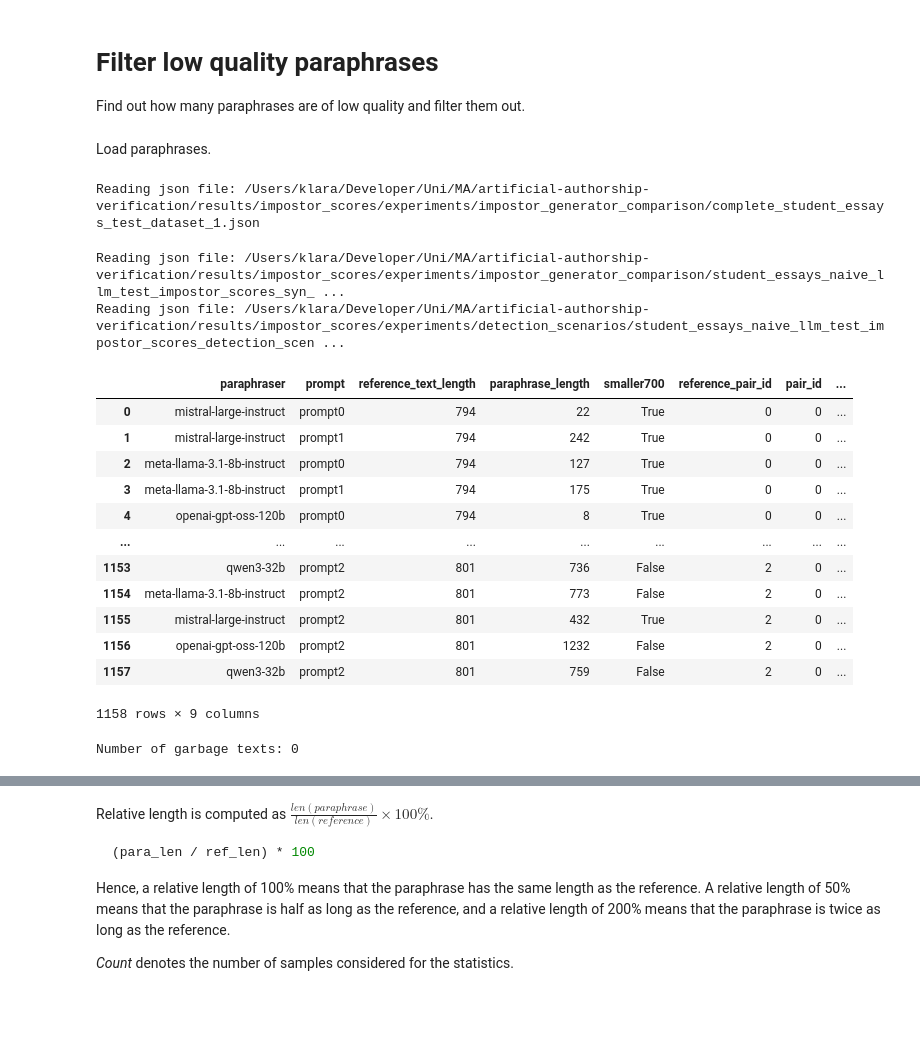
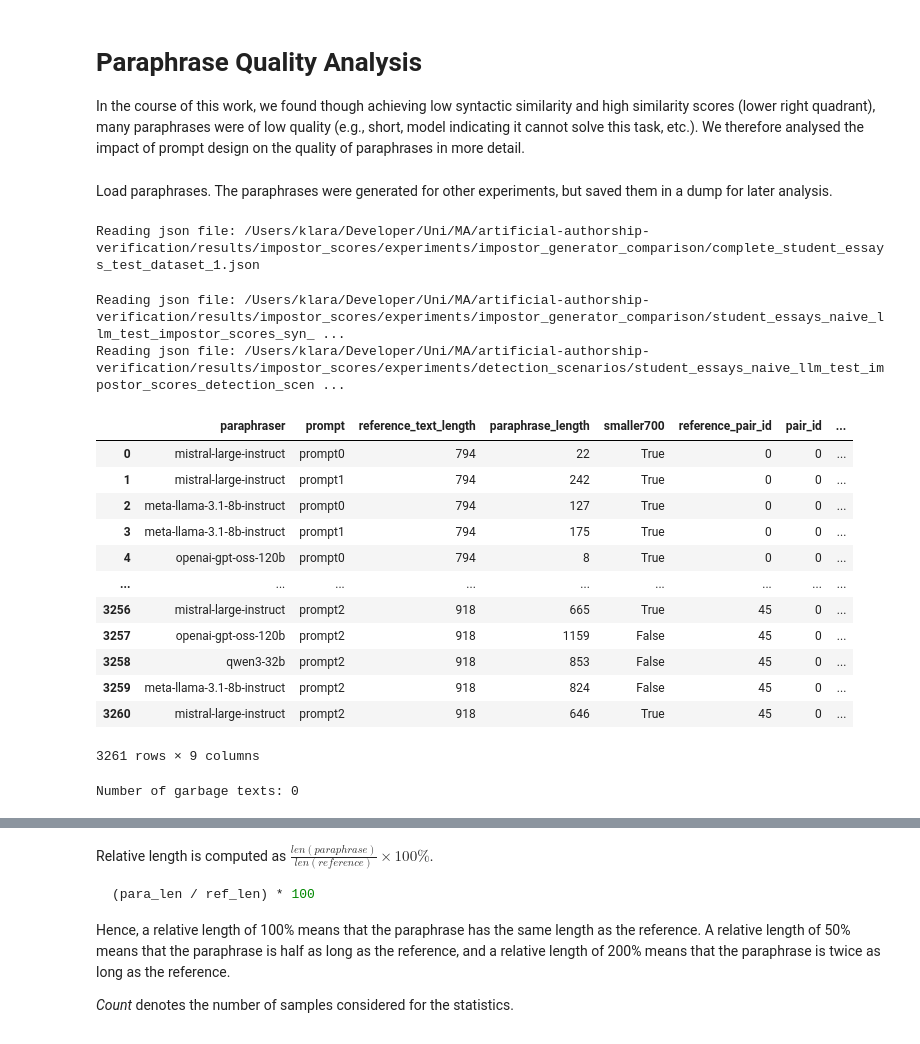
Before and after one commit to webis-de/emnlp26-impostors-method-llm-hard-negatives, a Jupyter notebook: notebooks/paraphrase_filtering.ipynb, the cells around one changed output, grey strips where cells are left out. Cells and saved outputs as stored; diff of their text form; code cells hidden in the pictures; blank space fills up the shorter version.

```diff
--- a/notebooks/paraphrase_filtering.ipynb
+++ b/notebooks/paraphrase_filtering.ipynb
@@ -1,8 +1,11 @@
 # %% [markdown]
-# Filter low quality paraphrases
-Find out how many paraphrases are of low quality and filter them out.
+# Paraphrase Quality Analysis
+
+In the course of this work, we found though achieving low syntactic similarity and high similarity scores (lower right quadrant), many paraphrases were of low quality (e.g., short, model indicating it cannot solve this task, etc.).
+We therefore analysed the impact of prompt design on the quality of paraphrases in more detail.
 # %% [markdown]
 Load paraphrases.
+The paraphrases were generated for other experiments, but saved them in a dump for later analysis.
 # %%
 import os, sys
 from nltk.stem.snowball import SnowballStemmer
@@ -51,6 +54,7 @@ path2newjson = (
     / "dumps/impostor_naive_llm.json"
 )
 
+# define dataframes to store results
 store_length = pd.DataFrame(
     columns=[
         "paraphraser",
@@ -97,6 +101,7 @@ extremest_post_processed_len_paraphrases = pd.DataFrame(
         "realtive_len_perc",
         "prompt",
         "paraphrase",
+        "post_process_len_perc(qwen)",
     ]
 )
 
@@ -112,6 +117,7 @@ perfect_paraphrases = pd.DataFrame(
         "prompt",
         "paraphrase",
         "reference_text",
+        "post_process_len_perc(qwen)",
     ]
 )
 
@@ -125,13 +131,11 @@ for path2json in [path2json1, path2json2, path2json3]:
     for i in range(len(df)):  # uppermost list level: dictionary
         item = df[i]
         if "artificial_generation" in item and item["artificial_generation"]:
-            # print("Skipping item", i, "because 'artificial_generation' is True, i.e. pair was generated.")
             continue
         if (
             "impostor_dict_naive_llm" not in item
             or item["impostor_dict_naive_llm"] is None
         ):
-            # print("Skipping item", i, "because no 'impostor_dict_naive_llm' key found.")
             continue
         pair_dict = item["impostor_dict_naive_llm"]["text_pair_0"]  # dict with two keys
 
@@ -173,6 +177,7 @@ for path2json in [path2json1, path2json2, path2json3]:
                 relative_len_perc = np.round((para_len / ref_len) * 100, 2)
 
                 processed_text_len_perc = relative_len_perc
+                # qwen3:32b specific post-processing, produces thinking traces
                 if "</think>" in para:
                     temp = para.split("</think>")[-1].strip()
                     processed_text_len_perc = np.round(
@@ -242,13 +247,14 @@ for path2json in [path2json1, path2json2, path2json3]:
                                         "pair_id": no_in_pair,  # "0" or "1"
                                         "realtive_len_perc": relative_len_perc,
                                         "paraphrase": para,
+                                        "post_process_len_perc(qwen)": processed_text_len_perc,
                                     }
                                 ]
                             ),
                         ],
                         ignore_index=True,
                     )
-                elif relative_len_perc > 95 and relative_len_perc < 105:
+                elif relative_len_perc > 70 and relative_len_perc < 150:
                     perfect_paraphrases = pd.concat(
                         [
                             perfect_paraphrases,
@@ -265,6 +271,7 @@ for path2json in [path2json1, path2json2, path2json3]:
                                         "realtive_len_perc": relative_len_perc,
                                         "paraphrase": para,
                                         "reference_text": reference_text,
+                                        "post_process_len_perc(qwen)": processed_text_len_perc,
                                     }
                                 ]
                             ),
@@ -372,37 +379,37 @@ for i, (reference_text, para_dict) in enumerate(df.items()):
                                 "paraphrase_length": para_len,
                                 "smaller700": para_len < 700,
                                 "reference_pair_id": i,  # position in the outermost list
                                 "pair_id": 0,  # "0" or "1"
                                 "realtive_len_perc": processed_text_len_perc,
                                 "paraphrase": temp,
                                 "reference_text": reference_text,
                             }
                         ]
                     ),
                 ],
                 ignore_index=True,
             )
 
 
 display(store_length)
 # display(store_garbage_texts)
 # display(reference_pair_ids)
 print("Number of garbage texts:", store_garbage_texts["garbage"].sum())
 # %% [output]
 Reading json file: /Users/klara/Developer/Uni/MA/artificial-authorship-verification/results/impostor_scores/experiments/impostor_generator_comparison/complete_student_essays_test_dataset_1.json
 Reading json file: /Users/klara/Developer/Uni/MA/artificial-authorship-verification/results/impostor_scores/experiments/impostor_generator_comparison/student_essays_naive_llm_test_impostor_scores_syn_ ...
 Reading json file: /Users/klara/Developer/Uni/MA/artificial-authorship-verification/results/impostor_scores/experiments/detection_scenarios/student_essays_naive_llm_test_impostor_scores_detection_scen ...
 |  | paraphraser | prompt | reference_text_length | paraphrase_length | smaller700 | reference_pair_id | pair_id | ... |
 | 0 | mistral-large-instruct | prompt0 | 794 | 22 | True | 0 | 0 | ... |
 | 1 | mistral-large-instruct | prompt1 | 794 | 242 | True | 0 | 0 | ... |
 | 2 | meta-llama-3.1-8b-instruct | prompt0 | 794 | 127 | True | 0 | 0 | ... |
 | 3 | meta-llama-3.1-8b-instruct | prompt1 | 794 | 175 | True | 0 | 0 | ... |
 | 4 | openai-gpt-oss-120b | prompt0 | 794 | 8 | True | 0 | 0 | ... |
 | ... | ... | ... | ... | ... | ... | ... | ... | ... |
-| 1153 | qwen3-32b | prompt2 | 801 | 736 | False | 2 | 0 | ... |
-| 1154 | meta-llama-3.1-8b-instruct | prompt2 | 801 | 773 | False | 2 | 0 | ... |
-| 1155 | mistral-large-instruct | prompt2 | 801 | 432 | True | 2 | 0 | ... |
-| 1156 | openai-gpt-oss-120b | prompt2 | 801 | 1232 | False | 2 | 0 | ... |
-| 1157 | qwen3-32b | prompt2 | 801 | 759 | False | 2 | 0 | ... |
+| 3256 | mistral-large-instruct | prompt2 | 918 | 665 | True | 45 | 0 | ... |
+| 3257 | openai-gpt-oss-120b | prompt2 | 918 | 1159 | False | 45 | 0 | ... |
+| 3258 | qwen3-32b | prompt2 | 918 | 853 | False | 45 | 0 | ... |
+| 3259 | meta-llama-3.1-8b-instruct | prompt2 | 918 | 824 | False | 45 | 0 | ... |
+| 3260 | mistral-large-instruct | prompt2 | 918 | 646 | True | 45 | 0 | ... |
-1158 rows × 9 columns
+3261 rows × 9 columns
 Number of garbage texts: 0
```
Also changed, not shown: parts of 15 cells of this notebook, 2 other files.
